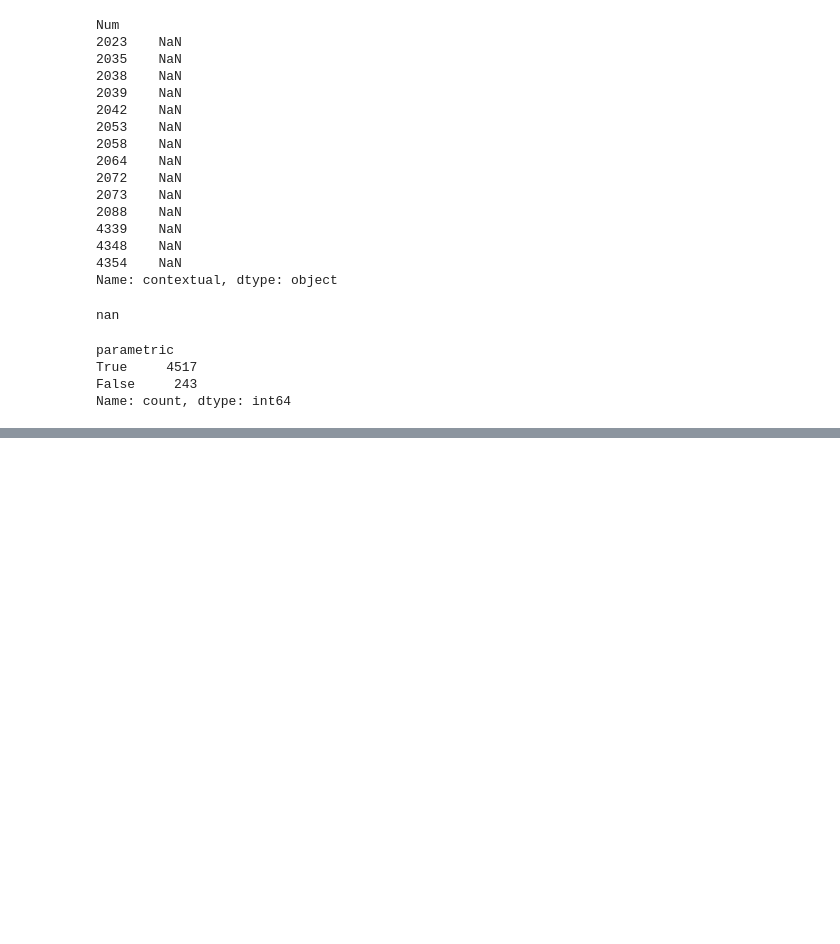
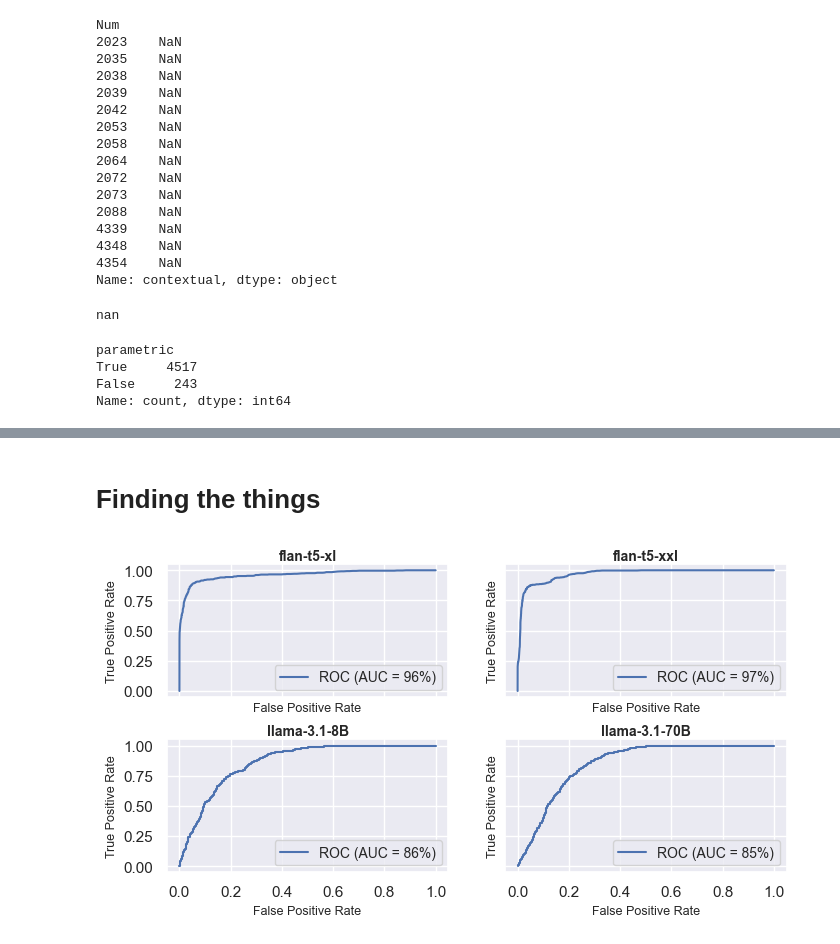
Before and after one commit to mfixman/rag-thesis, a Jupyter notebook: joiner_analysis.ipynb, the cells around one changed output, grey strips where cells are left out. Cells and saved outputs as stored; diff of their text form; code cells hidden in the pictures; blank space fills up the shorter version.

Commit message:
Predicting things.

```diff
--- a/joiner_analysis.ipynb
+++ b/joiner_analysis.ipynb
@@ -663,3 +667,5 @@ bigllama_other_table.sample(100)
 | 1952 | Q: What is the name of the airpor... | Athens Eleftherios Venizelos Inte... | called Indira Gandhi Internationa... | called Athens International Airpo... |
 | 653 | Q: What was Michelangelo's most f... | the ceiling of the Sistine Chapel | her tennis career and her fight f... | his statue of David, which is a m... |
 | 1871 | Q: What is the most famous landma... | the Burj Khalifa, which is the ta... | the Terracotta Warriors and Horse... | the Burj Khalifa, not the Terraco... |
+# %% [markdown]
+# Finding the things
@@ -665,0 +675,27 @@ bigllama_other_table.sample(100)
+# %%
+def curve(model, ax):
+    x = model.preference == 'Parametric'
+    y = model.ctx_proba
+    fpr, tpr, thresholds = sklearn.metrics.roc_curve(x, y)
+
+    auc = sklearn.metrics.roc_auc_score(x, y)
+
+    ax.plot(fpr, tpr, label = f'ROC (AUC = {auc:.0%})')
+    ax.set_xlabel('False Positive Rate', fontsize = 9)
+    ax.set_ylabel('True Positive Rate', fontsize = 9)
+
+    ax.yaxis.set_major_locator(MultipleLocator(.25, 0))
+
+    pyplot.subplots_adjust(hspace = .32)
+    ax.set_title(model.name, fontsize = 10, fontweight = 'bold', pad = 3)
+    ax.legend(loc = 4, fontsize = 'small')
+# %%
+fig, axs = pyplot.subplots(2, 2, sharex = True, sharey = True, figsize = (8, 4))
+curve(flan,     axs[0][0])
+curve(bigflan,  axs[0][1])
+curve(llama,    axs[1][0])
+curve(bigllama, axs[1][1])
+
+pyplot.savefig('figures/roc_auc.png', dpi = 200, bbox_inches = 'tight')
+# %% [output]
+[figure, added]
```
Also changed, not shown: parts of 9 cells of this notebook, 6 other files.
